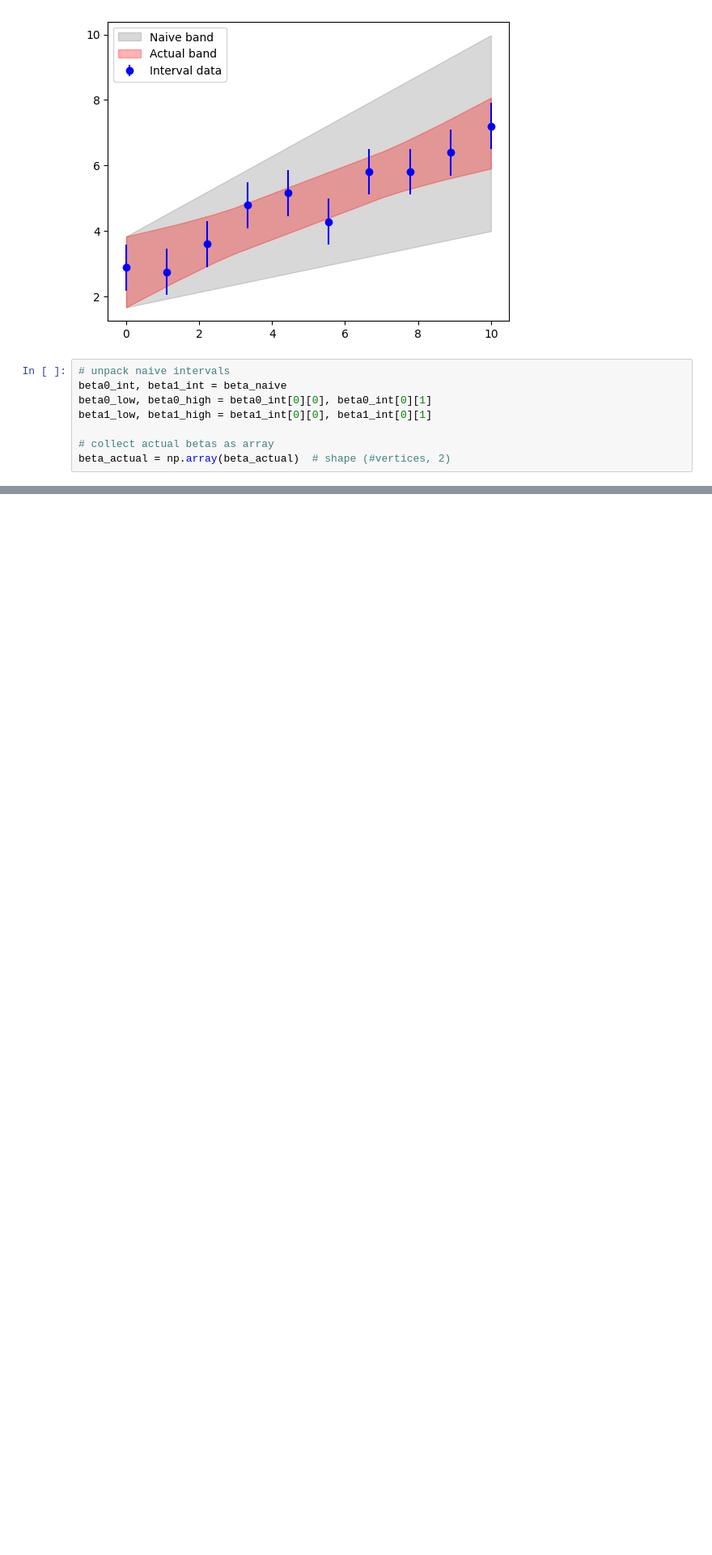
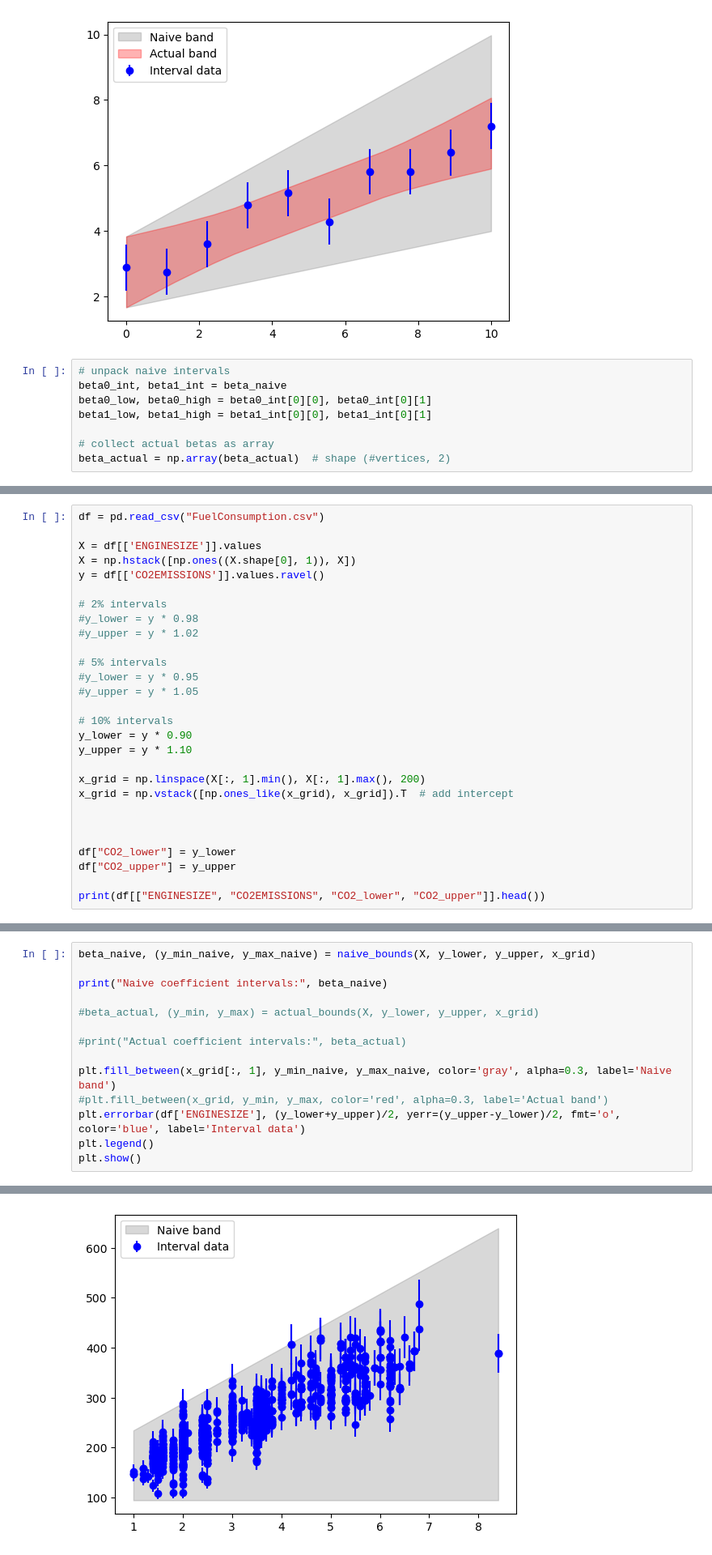
Before and after one commit to MattCodes03/Interval-Neural-Networks, a Jupyter notebook: dependency_problem.ipynb, the cells around one changed output, grey strips where cells are left out. Shown at 81% size. Saved outputs shown, nothing was run; the diff lists cells and outputs as text; blank space fills up the shorter version.

```diff
--- a/dependency_problem.ipynb
+++ b/dependency_problem.ipynb
@@ -151,3 +125,31 @@ plt.title("Coefficient space: Naive vs Actual")
 plt.show()
 # %% [output]
 [figure]
+# %%
+df = pd.read_csv("FuelConsumption.csv")
+
+X = df[['ENGINESIZE']].values
+X = np.hstack([np.ones((X.shape[0], 1)), X])
+y = df[['CO2EMISSIONS']].values.ravel()
+
+# 2% intervals
+#y_lower = y * 0.98
+#y_upper = y * 1.02
+
+# 5% intervals
+#y_lower = y * 0.95
+#y_upper = y * 1.05
+
+# 10% intervals
+y_lower = y * 0.90
+y_upper = y * 1.10
+
+x_grid = np.linspace(X[:, 1].min(), X[:, 1].max(), 200)
+x_grid = np.vstack([np.ones_like(x_grid), x_grid]).T  # add intercept
+
+
+
+df["CO2_lower"] = y_lower
+df["CO2_upper"] = y_upper
+
+print(df[["ENGINESIZE", "CO2EMISSIONS", "CO2_lower", "CO2_upper"]].head())
@@ -153,0 +163,15 @@ plt.show()
+# %%
+beta_naive, (y_min_naive, y_max_naive) = naive_bounds(X, y_lower, y_upper, x_grid)
+
+print("Naive coefficient intervals:", beta_naive)
+
+#beta_actual, (y_min, y_max) = actual_bounds(X, y_lower, y_upper, x_grid)
+
+#print("Actual coefficient intervals:", beta_actual)
+
+plt.fill_between(x_grid[:, 1], y_min_naive, y_max_naive, color='gray', alpha=0.3, label='Naive band')
+#plt.fill_between(x_grid, y_min, y_max, color='red', alpha=0.3, label='Actual band')
+plt.errorbar(df['ENGINESIZE'], (y_lower+y_upper)/2, yerr=(y_upper-y_lower)/2, fmt='o', color='blue', label='Interval data')
+plt.legend()
+plt.show()
+# %% [output]
@@ -153,0 +179 @@ plt.show()
+[figure, added]
```
Also changed, not shown: parts of 5 cells of this notebook.
